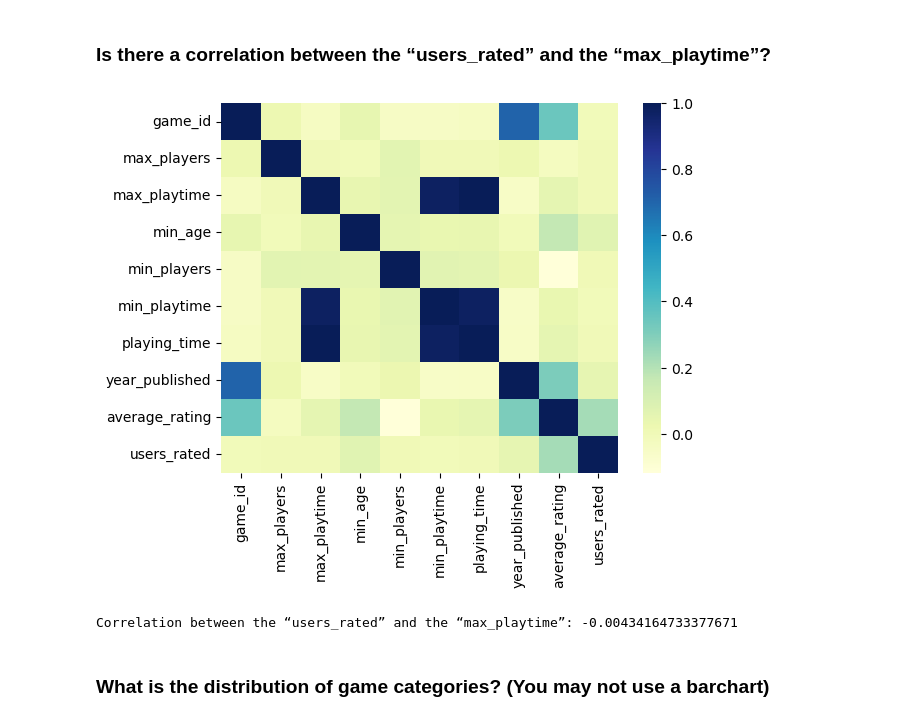
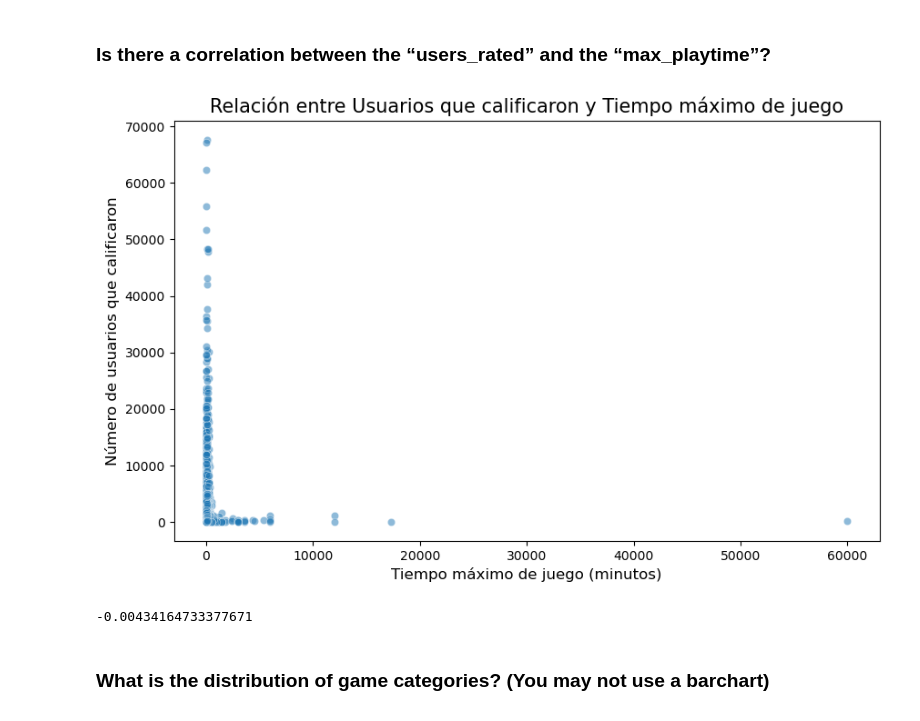
Before and after one commit to FJGM2023015/CA1_DVis_HDip_Lvl8-, a Jupyter notebook: Francisco_Gorigoitia_DVisHDip_CA1.ipynb, the cells around one changed output. Saved outputs shown, nothing was run; the diff lists cells and outputs as text; code cells hidden in the pictures.

```diff
--- a/Francisco_Gorigoitia_DVisHDip_CA1.ipynb
+++ b/Francisco_Gorigoitia_DVisHDip_CA1.ipynb
@@ -161,20 +161,21 @@ Data Table with the top 5 games with “average rating” are:
 # %% [markdown]
 ### Is there a correlation between the “users_rated” and the “max_playtime”?
 # %%
-# Correlation Matrix
-corr_matrix = df_games.corr()
+# Calculamos el coeficiente de correlación de Pearson entre 'users_rated' y 'max_playtime'
+correlation = df_games['users_rated'].corr(df_games['max_playtime'])
 
-sns.heatmap(corr_matrix, cmap="YlGnBu")
+# Visualizamos la correlación con un scatter plot
+plt.figure(figsize=(10, 6))
+sns.scatterplot(x=df_games['max_playtime'], y=df_games['users_rated'], alpha=0.5)
+plt.title('Relación entre Usuarios que calificaron y Tiempo máximo de juego', fontsize=15)
+plt.xlabel('Tiempo máximo de juego (minutos)', fontsize=12)
+plt.ylabel('Número de usuarios que calificaron', fontsize=12)
 plt.show()
+
+correlation
 # %% [output]
-[figure, old version]
+[figure, new version]
+-0.00434164733377671
-# %%
-# Correlation between the "users_rated" and the "max_playtime"
-correlation = df_games['users_rated'].corr(df_games['max_playtime'])
-
-print(f"Correlation between the “users_rated” and the “max_playtime”: {correlation}")
-# %% [output]
-Correlation between the “users_rated” and the “max_playtime”: -0.00434164733377671
 # %% [markdown]
 ### What is the distribution of game categories? (You may not use a barchart)
 # %%
```
Also changed, not shown: parts of 8 cells of this notebook.
